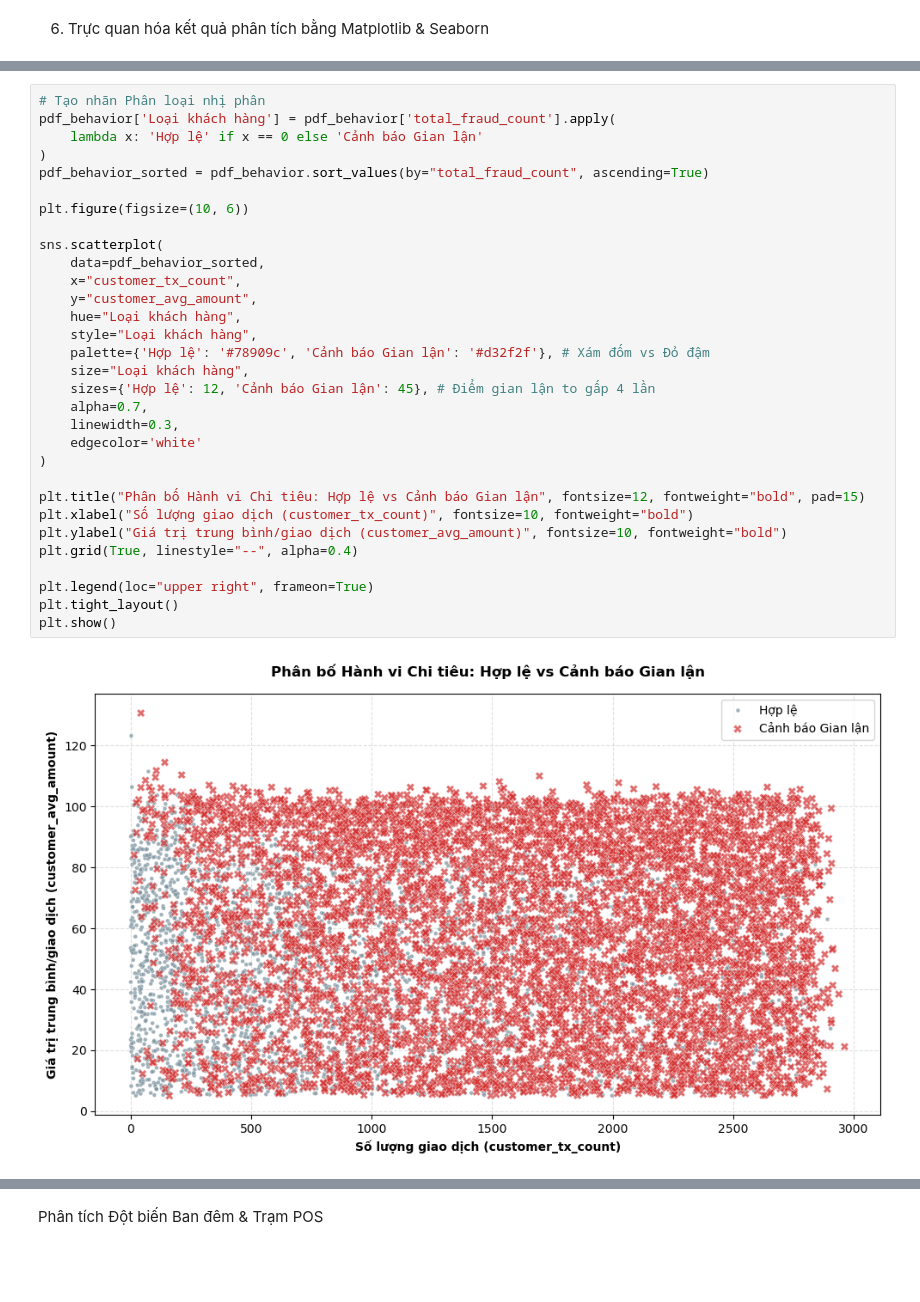
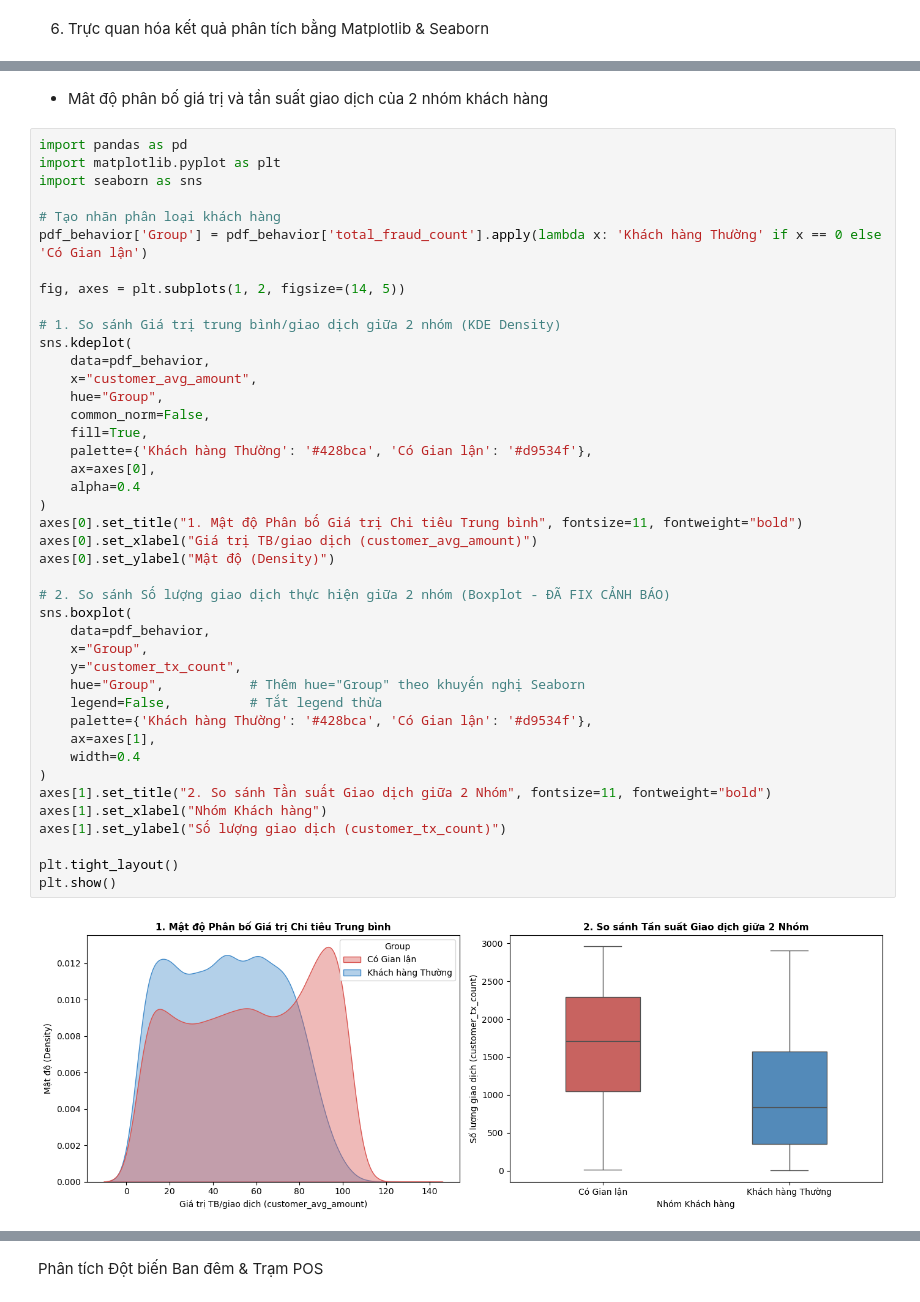
Before and after one commit to thanhnhat31/big-data.group-3.msa29hcm, a Jupyter notebook: notebooks/01_Behavioral_Analysis.ipynb, the cells around one changed output, grey strips where cells are left out. Drawn from its saved outputs; the diff is of its cells as text; blank space fills up the shorter version.

```diff
--- a/notebooks/01_Behavioral_Analysis.ipynb
+++ b/notebooks/01_Behavioral_Analysis.ipynb
@@ -289,33 +188,46 @@ plt.show()
-# %%
-# Tạo nhãn Phân loại nhị phân
-pdf_behavior['Loại khách hàng'] = pdf_behavior['total_fraud_count'].apply(
-    lambda x: 'Hợp lệ' if x == 0 else 'Cảnh báo Gian lận'
-)
-pdf_behavior_sorted = pdf_behavior.sort_values(by="total_fraud_count", ascending=True)
-
-plt.figure(figsize=(10, 6))
-
-sns.scatterplot(
-    data=pdf_behavior_sorted,
-    x="customer_tx_count",
-    y="customer_avg_amount",
-    hue="Loại khách hàng",
-    style="Loại khách hàng",
-    palette={'Hợp lệ': '#78909c', 'Cảnh báo Gian lận': '#d32f2f'}, # Xám đốm vs Đỏ đậm
-    size="Loại khách hàng",
-    sizes={'Hợp lệ': 12, 'Cảnh báo Gian lận': 45}, # Điểm gian lận to gấp 4 lần
-    alpha=0.7,
-    linewidth=0.3,
-    edgecolor='white'
-)
-
-plt.title("Phân bố Hành vi Chi tiêu: Hợp lệ vs Cảnh báo Gian lận", fontsize=12, fontweight="bold", pad=15)
-plt.xlabel("Số lượng giao dịch (customer_tx_count)", fontsize=10, fontweight="bold")
-plt.ylabel("Giá trị trung bình/giao dịch (customer_avg_amount)", fontsize=10, fontweight="bold")
-plt.grid(True, linestyle="--", alpha=0.4)
-
-plt.legend(loc="upper right", frameon=True)
-plt.tight_layout()
-plt.show()
-# %% [output]
-[figure, removed]
+# %% [markdown]
+- Mât độ phân bố giá trị và tần suất giao dịch của 2 nhóm khách hàng
+# %%
+import pandas as pd
+import matplotlib.pyplot as plt
+import seaborn as sns
+
+# Tạo nhãn phân loại khách hàng
+pdf_behavior['Group'] = pdf_behavior['total_fraud_count'].apply(lambda x: 'Khách hàng Thường' if x == 0 else 'Có Gian lận')
+
+fig, axes = plt.subplots(1, 2, figsize=(14, 5))
+
+# 1. So sánh Giá trị trung bình/giao dịch giữa 2 nhóm (KDE Density)
+sns.kdeplot(
+    data=pdf_behavior,
+    x="customer_avg_amount",
+    hue="Group",
+    common_norm=False,
+    fill=True,
+    palette={'Khách hàng Thường': '#428bca', 'Có Gian lận': '#d9534f'},
+    ax=axes[0],
+    alpha=0.4
+)
+axes[0].set_title("1. Mật độ Phân bố Giá trị Chi tiêu Trung bình", fontsize=11, fontweight="bold")
+axes[0].set_xlabel("Giá trị TB/giao dịch (customer_avg_amount)")
+axes[0].set_ylabel("Mật độ (Density)")
+
+# 2. So sánh Số lượng giao dịch thực hiện giữa 2 nhóm (Boxplot - ĐÃ FIX CẢNH BÁO)
+sns.boxplot(
+    data=pdf_behavior,
+    x="Group",
+    y="customer_tx_count",
+    hue="Group",           # Thêm hue="Group" theo khuyến nghị Seaborn
+    legend=False,          # Tắt legend thừa
+    palette={'Khách hàng Thường': '#428bca', 'Có Gian lận': '#d9534f'},
+    ax=axes[1],
+    width=0.4
+)
+axes[1].set_title("2. So sánh Tần suất Giao dịch giữa 2 Nhóm", fontsize=11, fontweight="bold")
+axes[1].set_xlabel("Nhóm Khách hàng")
+axes[1].set_ylabel("Số lượng giao dịch (customer_tx_count)")
+
+plt.tight_layout()
+plt.show()
+# %% [output]
+[figure, added]
```
Also changed, not shown: parts of 5 cells of this notebook, 21 other files.
